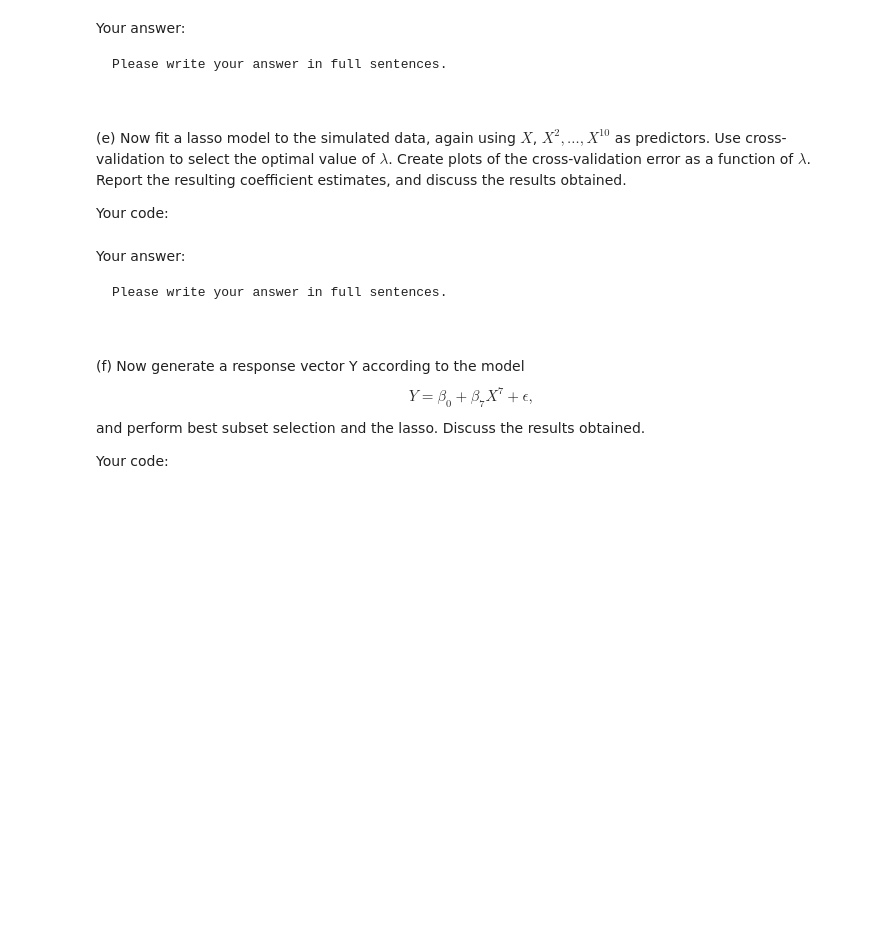
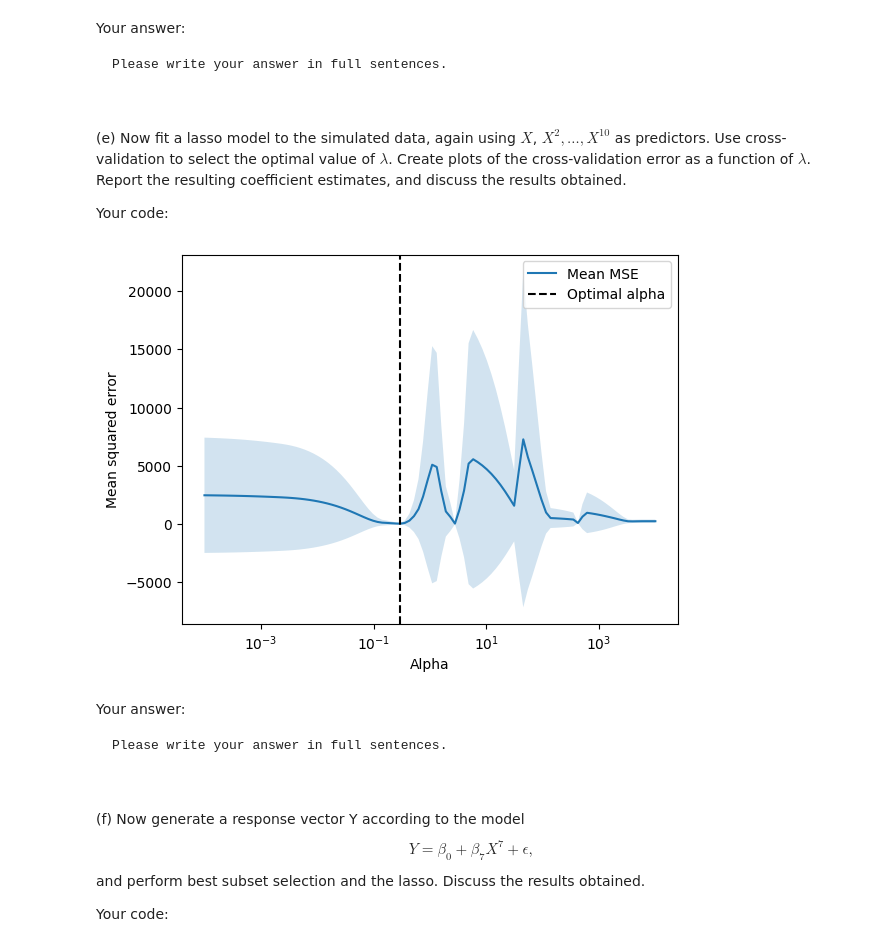
Before and after one commit to BU-MSSP-Classroom/MA679_Spring2024_04_regularization-ChenTaHung, a Jupyter notebook: Ch06_Regularization_Python.ipynb, the cells around one changed output. Cells and saved outputs as stored; diff of their text form; code cells hidden in the pictures; blank space fills up the shorter version.

```diff
--- a/Ch06_Regularization_Python.ipynb
+++ b/Ch06_Regularization_Python.ipynb
@@ -378,8 +382,27 @@ Please write your answer in full sentences.
 
 Your code:
 # %%
-#
-#
+from sklearn.exceptions import DataConversionWarning
+warnings.filterwarnings(action='ignore', category=DataConversionWarning)
+from sklearn.linear_model import LassoCV
+
+lasso_cv = LassoCV(alphas=np.logspace(-4, 4, 100), cv=5)
+lasso_cv.fit(df.drop('Y', axis=1), df['Y'])
+
+print("Optimal alpha:", lasso_cv.alpha_)
+print("Coefficient estimates:", lasso_cv.coef_)
+# %%
+mse_means = np.mean(lasso_cv.mse_path_, axis=1)
+mse_stds = np.std(lasso_cv.mse_path_, axis=1)
+plt.semilogx(lasso_cv.alphas_, mse_means, label='Mean MSE')
+plt.fill_between(lasso_cv.alphas_, mse_means - mse_stds, mse_means + mse_stds, alpha=0.2)
+plt.axvline(lasso_cv.alpha_, linestyle='--', color='k', label='Optimal alpha')
+plt.legend()
+plt.xlabel('Alpha')
+plt.ylabel('Mean squared error')
+plt.show()
+# %% [output]
+[figure, added]
 # %% [markdown]
 Your answer:
 
```
Also changed, not shown: parts of 11 cells of this notebook.
